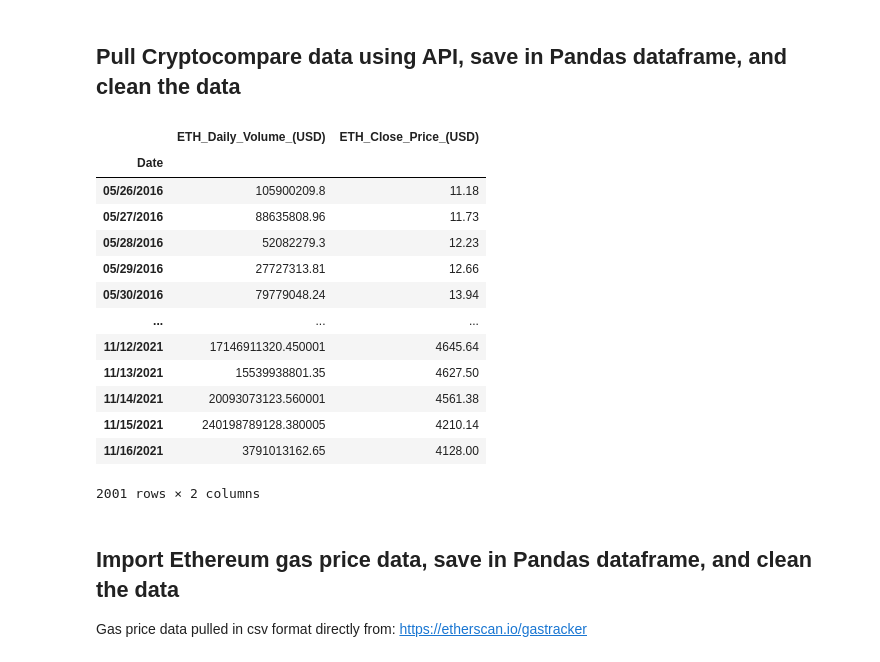
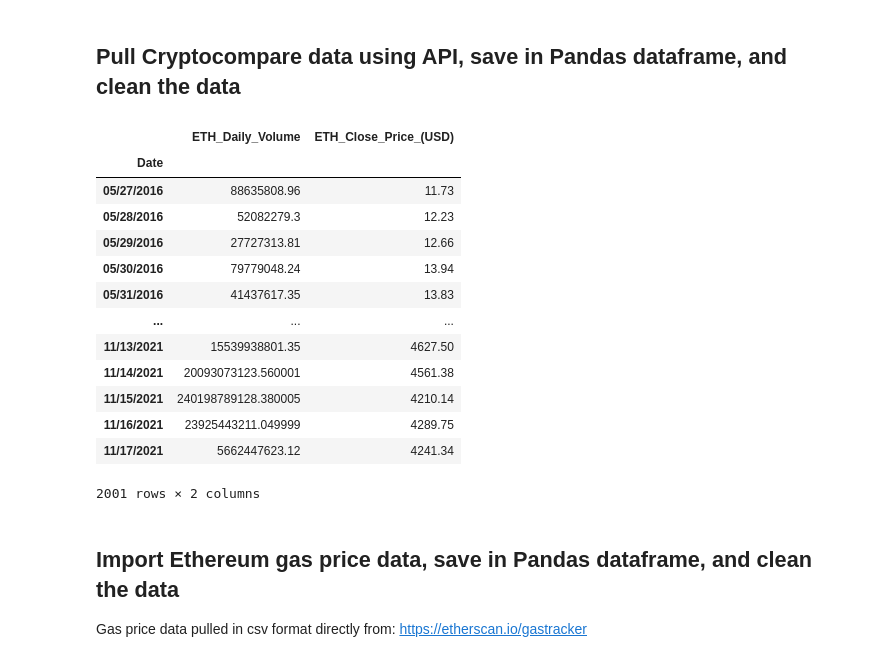
Before and after one commit to bradkaley/NFT_Market_Analysis, a Jupyter notebook: Part_2_Data_Collection_Analysis.ipynb, the cells around one changed output. Drawn from its saved outputs; the diff is of its cells as text; code cells hidden in the pictures.

```diff
--- a/Part_2_Data_Collection_Analysis.ipynb
+++ b/Part_2_Data_Collection_Analysis.ipynb
@@ -140,40 +181,40 @@ eth_data = pd.DataFrame()
 # %%
 #Extract data from API data into newly created dataframe
 day_list_range = [i for i in range(0,2001)]
 
 eth_date_data = []
 eth_volume_data = []
 eth_close_data = []
 
 for l in day_list_range:
     date_data = dt.datetime.fromtimestamp(int(eth_volume_response_data["Data"][l]["time"])).strftime('%m/%d/%Y')
     volume_data = eth_volume_response_data["Data"][l]["total_volume_total"]
     close_data = eth_price_response_data["Data"]["Data"][l]["close"]
 
     eth_date_data.append(date_data)
     eth_volume_data.append(volume_data)
     eth_close_data.append(close_data)
 
 eth_data["Date"] = eth_date_data
-eth_data["ETH_Daily_Volume_(USD)"] = eth_volume_data
+eth_data["ETH_Daily_Volume"] = eth_volume_data
 eth_data["ETH_Close_Price_(USD)"] = eth_close_data
 
 eth_data = eth_data.set_index("Date")
 eth_data
 # %% [output]
-|  | ETH_Daily_Volume_(USD) | ETH_Close_Price_(USD) |
+|  | ETH_Daily_Volume | ETH_Close_Price_(USD) |
 | Date |  |  |
-| 05/26/2016 | 105900209.8 | 11.18 |
 | 05/27/2016 | 88635808.96 | 11.73 |
 | 05/28/2016 | 52082279.3 | 12.23 |
 | 05/29/2016 | 27727313.81 | 12.66 |
 | 05/30/2016 | 79779048.24 | 13.94 |
+| 05/31/2016 | 41437617.35 | 13.83 |
 | ... | ... | ... |
-| 11/12/2021 | 17146911320.450001 | 4645.64 |
 | 11/13/2021 | 15539938801.35 | 4627.50 |
 | 11/14/2021 | 20093073123.560001 | 4561.38 |
 | 11/15/2021 | 240198789128.380005 | 4210.14 |
-| 11/16/2021 | 3791013162.65 | 4128.00 |
+| 11/16/2021 | 23925443211.049999 | 4289.75 |
+| 11/17/2021 | 5662447623.12 | 4241.34 |
 2001 rows × 2 columns
 # %%
 #Save the dataframe with the gas price data as a csv file
```
Also changed, not shown: parts of 20 cells of this notebook, 9 other files.
